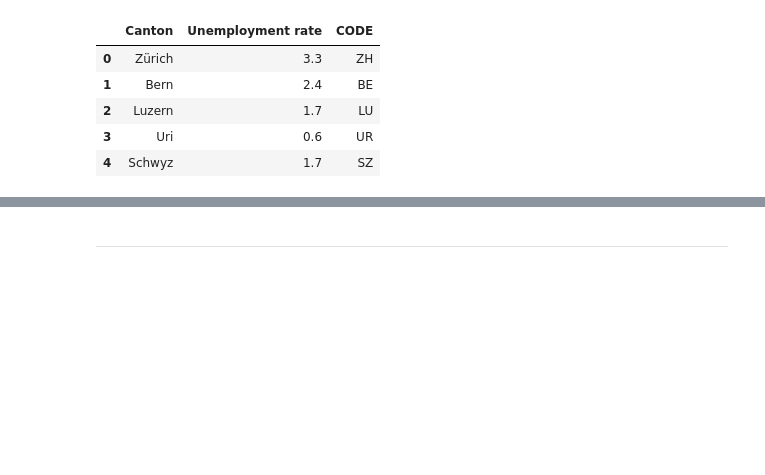
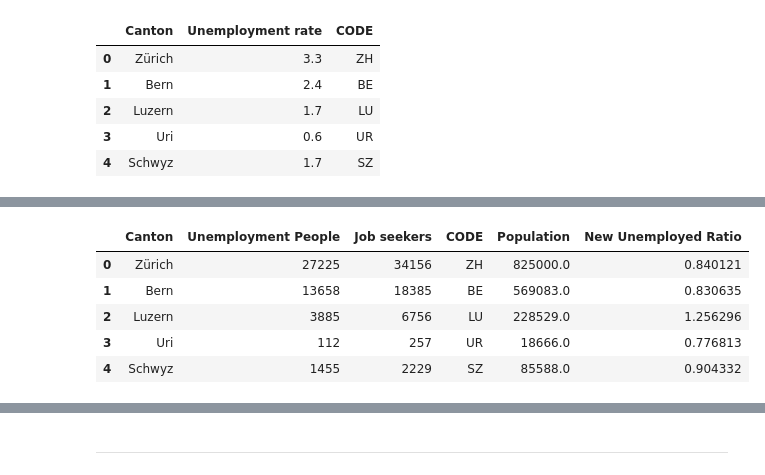
Before and after one commit to Amaumaury/ada-2017, a Jupyter notebook: Homework3.ipynb, the cells around one changed output, grey strips where cells are left out. Saved outputs shown, nothing was run; the diff lists cells and outputs as text; code cells hidden in the pictures; blank space fills up the shorter version.

```diff
--- a/Homework3.ipynb
+++ b/Homework3.ipynb
@@ -233,0 +224,15 @@ m
+# %%
+swiss_df2 = pd.read_excel('1_3 Arbeitslose nach Berufsgruppen_ Geschlecht und Kantonen.xlsx',skiprows=3)
+swiss_df2.columns = ['Canton','Na','Unemployment People', 'Job seekers']
+swiss_df2 = swiss_df2[['Canton','Unemployment People', 'Job seekers']]
+swiss_df2['CODE'] = ['ZH','BE','LU','UR','SZ','OW','NW','GL','ZG','FR','SO','BS','BL','SH','AR','AI','SG','GR','AG','TG','TI','VD','VS','NE','GE','JU']
+swiss_df2['Population'] = np.floor(swiss_df2['Unemployment People'] *100 / swiss_df['Unemployment rate'])
+swiss_df2['New Unemployed Ratio'] = ( swiss_df2['Job seekers'] -swiss_df2['Unemployment People'] )*100 / swiss_df2['Population']
+swiss_df2.head()
+# %% [output]
+|  | Canton | Unemployment People | Job seekers | CODE | Population | New Unemployed Ratio |
+| 0 | Zürich | 27225 | 34156 | ZH | 825000.0 | 0.840121 |
+| 1 | Bern | 13658 | 18385 | BE | 569083.0 | 0.830635 |
+| 2 | Luzern | 3885 | 6756 | LU | 228529.0 | 1.256296 |
+| 3 | Uri | 112 | 257 | UR | 18666.0 | 0.776813 |
+| 4 | Schwyz | 1455 | 2229 | SZ | 85588.0 | 0.904332 |
```
Also changed, not shown: parts of 9 cells of this notebook, 1 other file.
